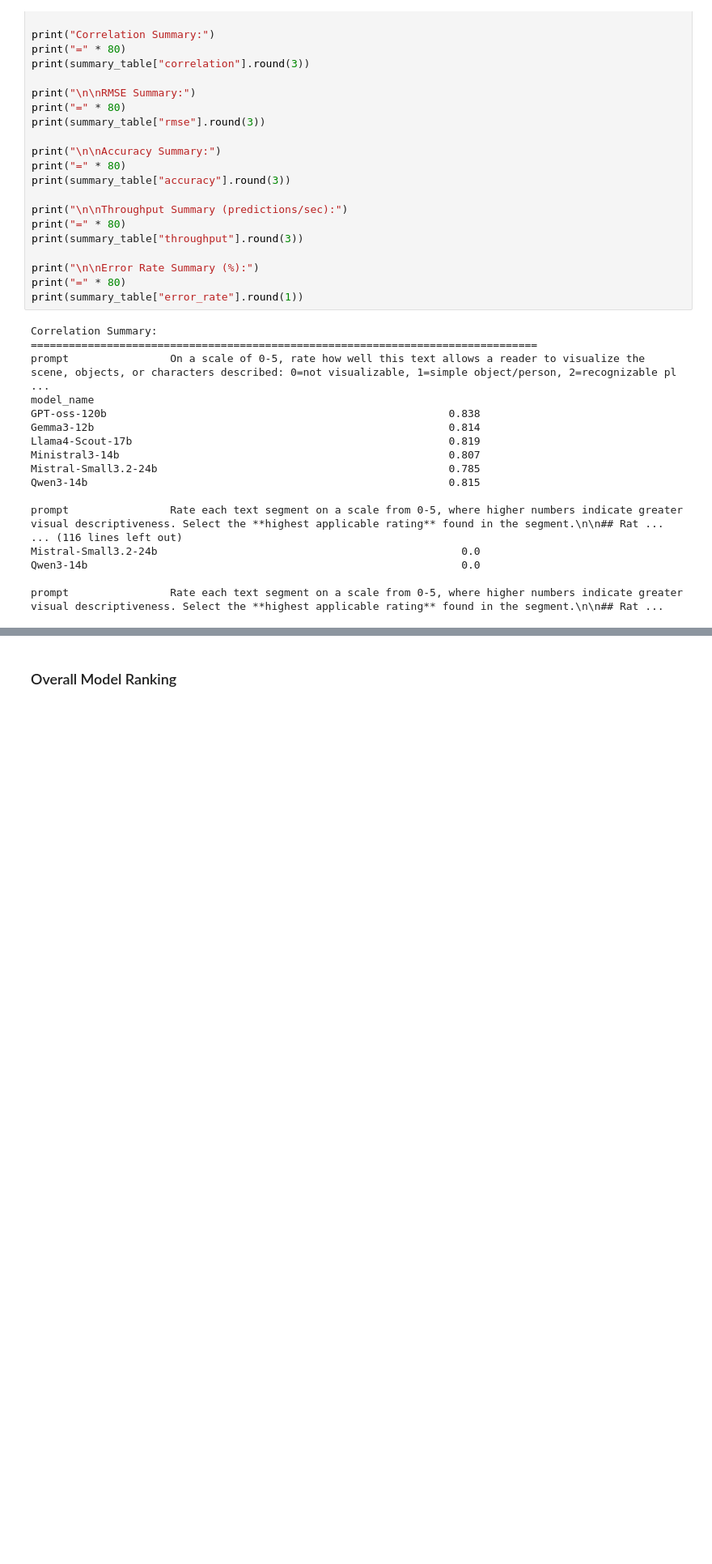
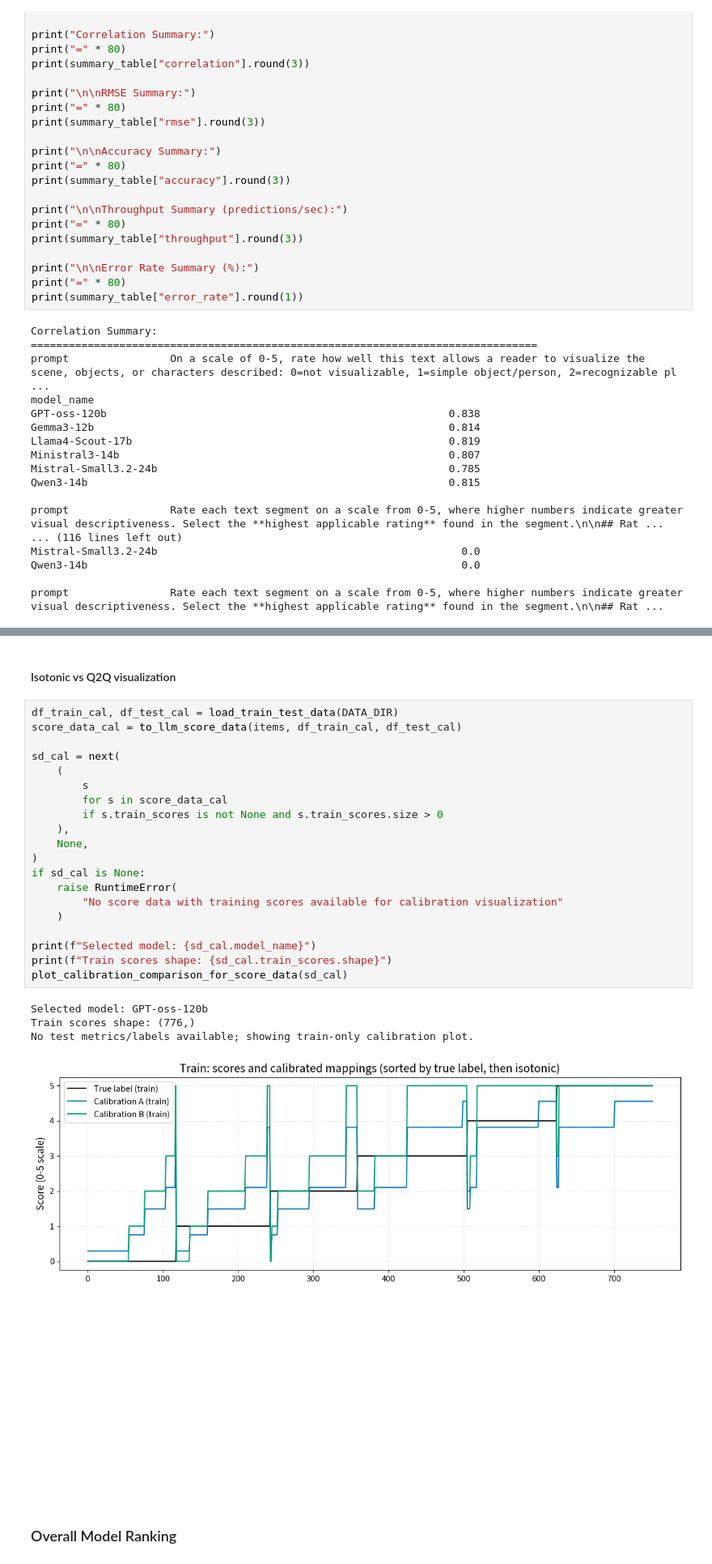
Before and after one commit to itzTerra/vis-desc, a Jupyter notebook: modules/lab/src/evaluation/llm/llm.ipynb, the cells around one changed output, grey strips where cells are left out. Shown at 81% size. Saved outputs shown, nothing was run; the diff lists cells and outputs as text; blank space fills up the shorter version.

```diff
--- a/modules/lab/src/evaluation/llm/llm.ipynb
+++ b/modules/lab/src/evaluation/llm/llm.ipynb
@@ -166,3 +199,30 @@ prompt                Rate each text segment on a scale from 0-5, where higher n
+# %% [markdown]
+#### Isotonic vs Q2Q visualization
+# %%
+df_train_cal, df_test_cal = load_train_test_data(DATA_DIR)
+score_data_cal = to_llm_score_data(items, df_train_cal, df_test_cal)
+
+sd_cal = next(
+    (
+        s
+        for s in score_data_cal
+        if s.train_scores is not None and s.train_scores.size > 0
+    ),
+    None,
+)
+if sd_cal is None:
+    raise RuntimeError(
+        "No score data with training scores available for calibration visualization"
+    )
+
+print(f"Selected model: {sd_cal.model_name}")
+print(f"Train scores shape: {sd_cal.train_scores.shape}")
+plot_calibration_comparison_for_score_data(sd_cal)
+# %% [output]
+Selected model: GPT-oss-120b
+Train scores shape: (776,)
+No test metrics/labels available; showing train-only calibration plot.
+[figure, added]
 # %% [markdown]
 ### Overall Model Ranking
 # %%
```
Also changed, not shown: parts of 14 cells of this notebook, 14 other files.
